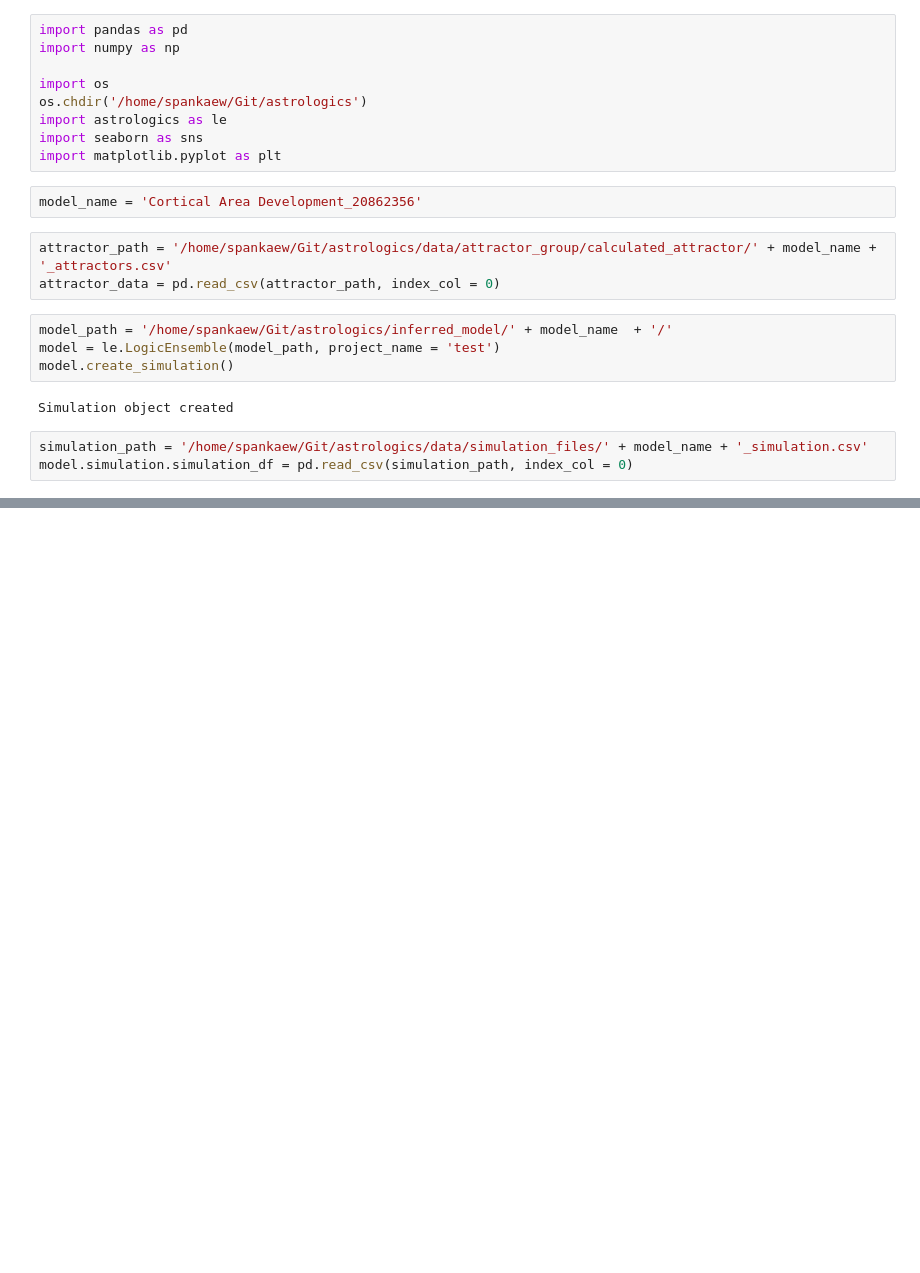
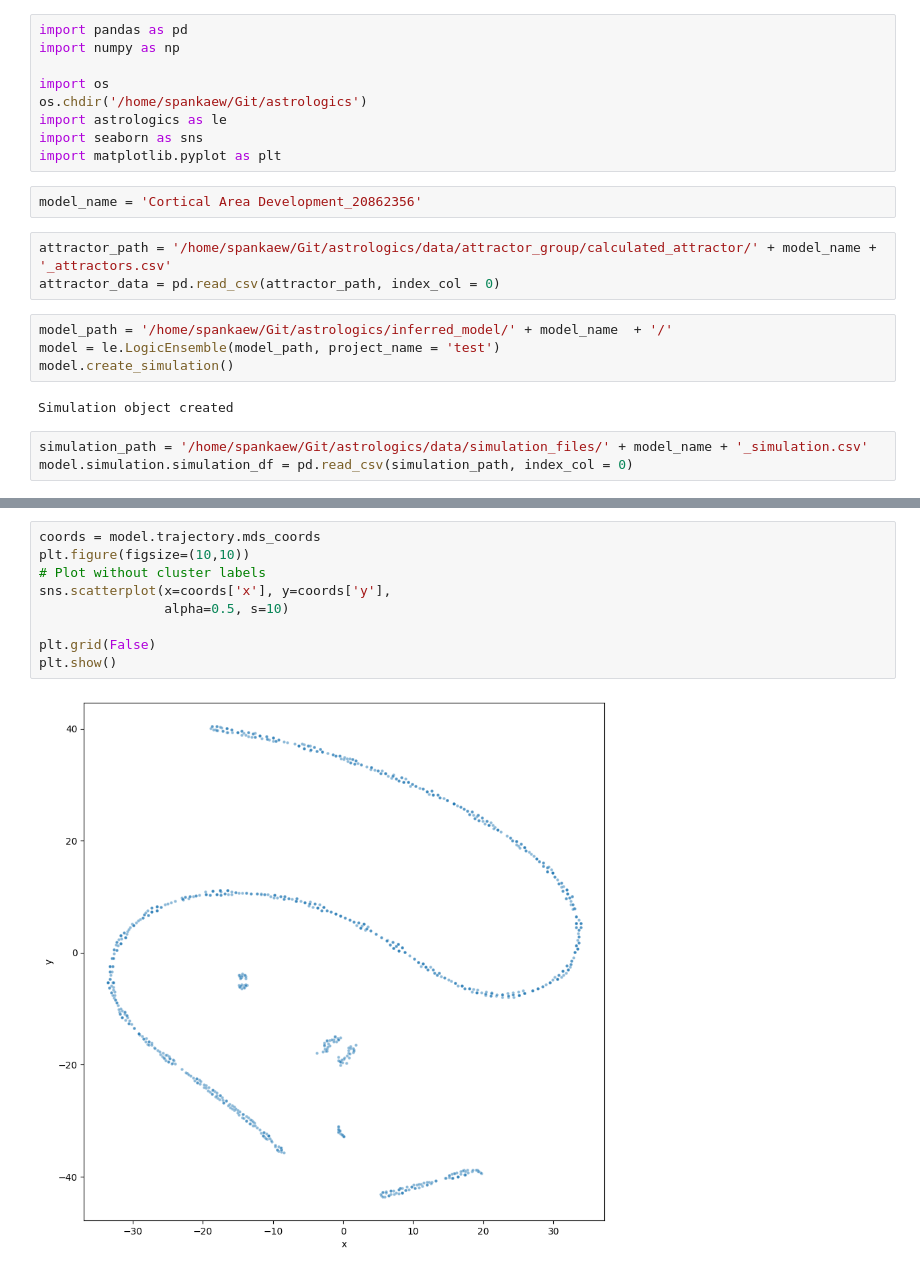
Before and after one commit to sysbio-curie/AstroLogics, a Jupyter notebook: scripts/SupplementaryAnalysis_Cortical Area Development_20862356.ipynb, the cells around one changed output, grey strips where cells are left out. Drawn from its saved outputs; the diff is of its cells as text; blank space fills up the shorter version.

```diff
--- a/scripts/SupplementaryAnalysis_Cortical Area Development_20862356.ipynb
+++ b/scripts/SupplementaryAnalysis_Cortical Area Development_20862356.ipynb
@@ -41,0 +102,11 @@ model.trajectory.plot_MDS(s = 100, fig_size = (8,8))
+# %%
+coords = model.trajectory.mds_coords
+plt.figure(figsize=(10,10))
+# Plot without cluster labels
+sns.scatterplot(x=coords['x'], y=coords['y'],
+                alpha=0.5, s=10)
+
+plt.grid(False)
+plt.show()
+# %% [output]
+[figure, added]
```
Also changed, not shown: parts of 25 cells of this notebook, 4 other files.
